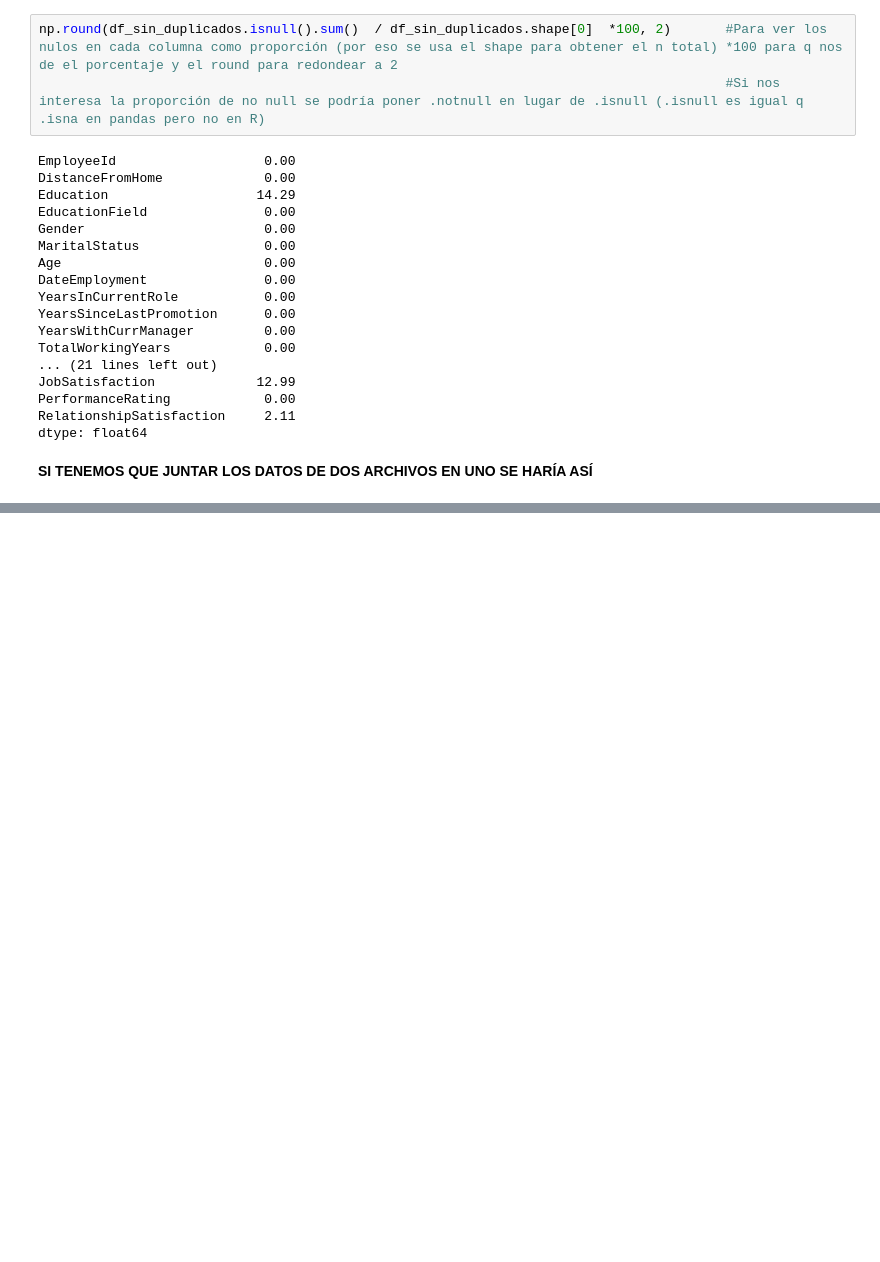
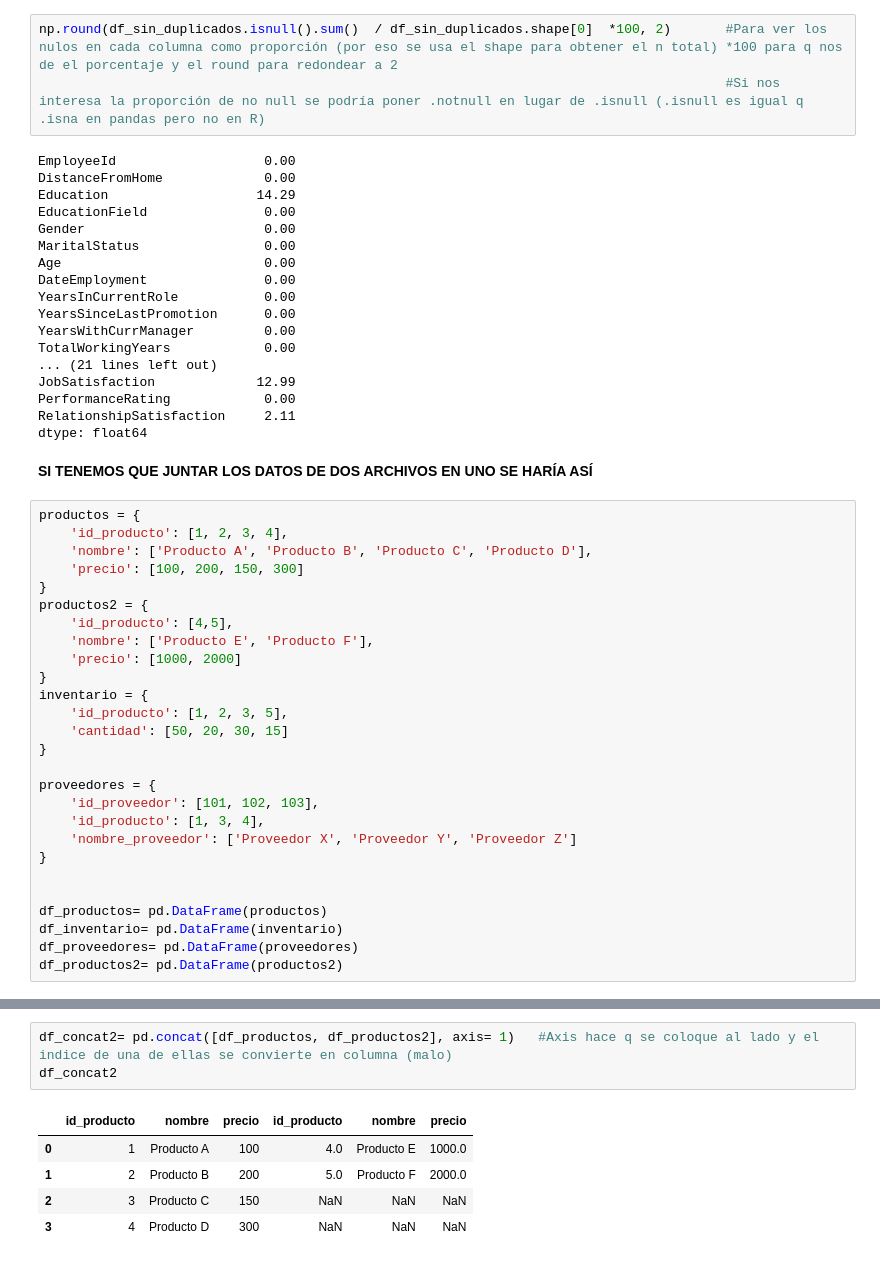
Before and after one commit to jgilsu11/Teoria, a Jupyter notebook: Modulo2/teoria/pandas propio.ipynb, the cells around one changed output, grey strips where cells are left out. Drawn from its saved outputs; the diff is of its cells as text; blank space fills up the shorter version.

```diff
--- a/Modulo2/teoria/pandas propio.ipynb
+++ b/Modulo2/teoria/pandas propio.ipynb
@@ -323,3 +337,30 @@ RelationshipSatisfaction     2.11
 dtype: float64
 # %% [markdown]
 **SI TENEMOS QUE JUNTAR LOS DATOS DE DOS ARCHIVOS EN UNO SE HARÍA ASÍ**
+# %%
+productos = {
+    'id_producto': [1, 2, 3, 4],
+    'nombre': ['Producto A', 'Producto B', 'Producto C', 'Producto D'],
+    'precio': [100, 200, 150, 300]
+}
+productos2 = {
+    'id_producto': [4,5],
+    'nombre': ['Producto E', 'Producto F'],
+    'precio': [1000, 2000]
+}
+inventario = {
+    'id_producto': [1, 2, 3, 5],
+    'cantidad': [50, 20, 30, 15]
+}
+
+proveedores = {
+    'id_proveedor': [101, 102, 103],
+    'id_producto': [1, 3, 4],
+    'nombre_proveedor': ['Proveedor X', 'Proveedor Y', 'Proveedor Z']
+}
+
+
+df_productos= pd.DataFrame(productos)
+df_inventario= pd.DataFrame(inventario)
+df_proveedores= pd.DataFrame(proveedores)
+df_productos2= pd.DataFrame(productos2)
@@ -325,0 +395,9 @@ dtype: float64
+# %%
+df_concat2= pd.concat([df_productos, df_productos2], axis= 1)   #Axis hace q se coloque al lado y el indice de una de ellas se convierte en columna (malo)
+df_concat2
+# %% [output]
+|  | id_producto | nombre | precio | id_producto | nombre | precio |
+| 0 | 1 | Producto A | 100 | 4.0 | Producto E | 1000.0 |
+| 1 | 2 | Producto B | 200 | 5.0 | Producto F | 2000.0 |
+| 2 | 3 | Producto C | 150 | NaN | NaN | NaN |
+| 3 | 4 | Producto D | 300 | NaN | NaN | NaN |
```
Also changed, not shown: parts of 18 cells of this notebook, 2 other files.
